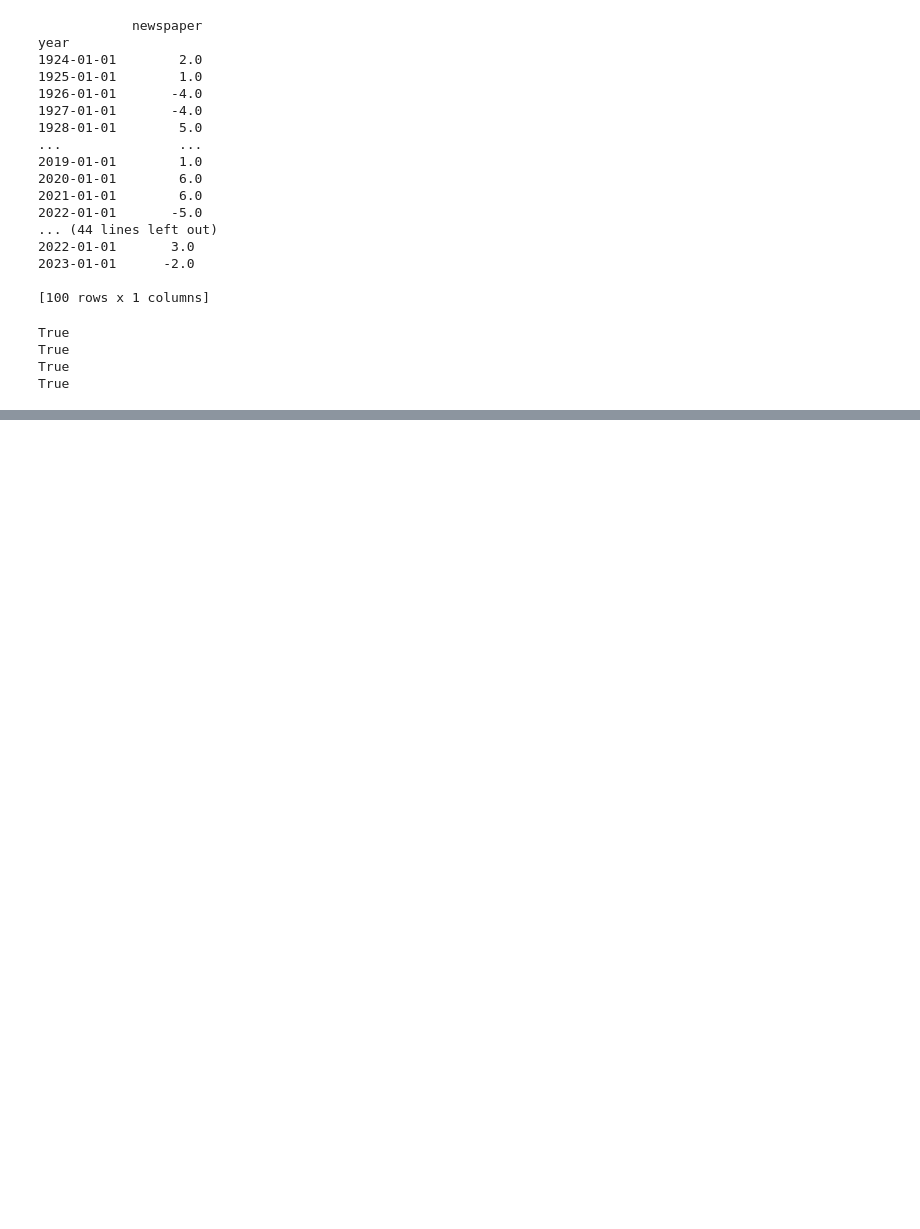
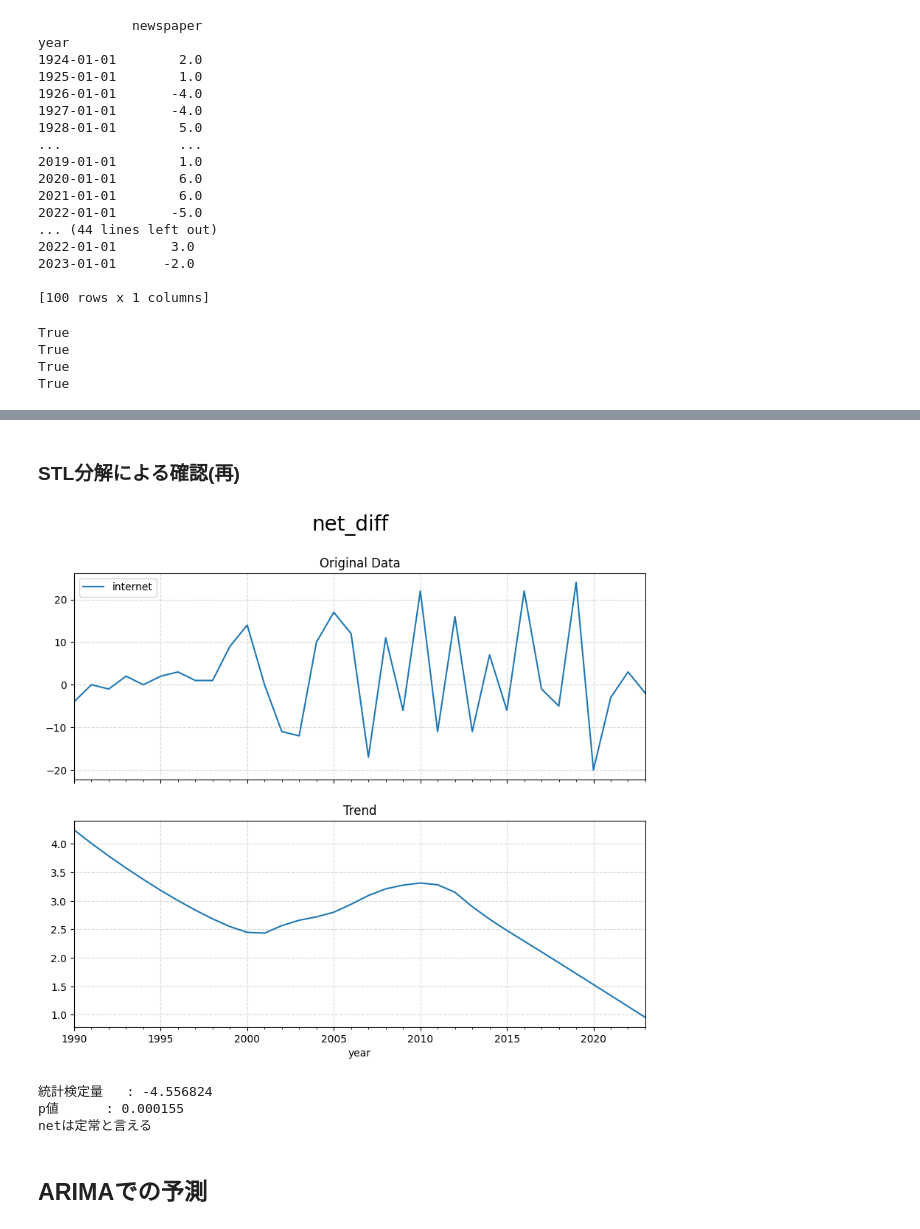
Before and after one commit to Hikaru2011/2025_radio, a Jupyter notebook: 6_未来予測/prediction.ipynb, the cells around one changed output, grey strips where cells are left out. Cells and saved outputs as stored; diff of their text form; code cells hidden in the pictures; blank space fills up the shorter version.

```diff
--- a/6_未来予測/prediction.ipynb
+++ b/6_未来予測/prediction.ipynb
@@ -172,0 +187,17 @@ True
+# %%
+from statsmodels.tsa.stattools import adfuller
+
+types = ["tv", "newspaper", "book","net"]
+for name in types:
+    print(name)
+    # ADF検定を実行
+    result = adfuller(globals()[f"df_{name}_diff"])
+    # 結果表示
+    print('統計検定量\t: %f' % result[0])
+    print('p値\t: %f' % result[1])
+    # p値の評価
+    if result[1] < 0.05:
+        print(name +"は定常といえる")
+    else:
+        print(name + "は定常とはいえない")
+    print()
@@ -172,0 +226,4 @@ True
+# %%
+df_net_2 = df_net[df_net.index >= "1989-01-01"]
+df_net_diff = df_net_2.diff().dropna()
+print(df_net_diff)
@@ -172,0 +248,44 @@ True
+# %% [markdown]
+### STL分解による確認(再)
+# %%
+# 対象のデータフレームを取得
+df_stl = df_net_diff
+
+stl = STL(df_stl, period=12)
+res = stl.fit()
+
+# それぞれの成分を描画
+fig, axes = plt.subplots(2, 1, figsize=(10,8), sharex=True)
+
+df_stl.plot(ax=axes[0])
+axes[0].grid(True, linestyle='--', alpha=0.5)
+axes[0].set_title('Original Data')
+
+res.trend.plot(ax=axes[1])
+axes[1].grid(True, linestyle='--', alpha=0.5)
+axes[1].set_title('Trend')
+
+plt.suptitle(name + "_diff", fontsize = 20)
+
+plt.show()
+# %% [output]
+[figure, added]
+# %%
+from statsmodels.tsa.stattools import adfuller
+
+# ADF検定を実行
+result = adfuller(df_net_diff)
+# 結果表示
+print('統計検定量\t: %f' % result[0])
+print('p値\t: %f' % result[1])
+# p値の評価
+if result[1] < 0.05:
+    print(name +"は定常と言える")
+else:
+    print(name + "は定常とはいえない")
+# %% [output]
+統計検定量   : -4.556824
+p値      : 0.000155
+netは定常と言える
+# %% [markdown]
+## ARIMAでの予測
```
Also changed, not shown: parts of 11 cells of this notebook.
